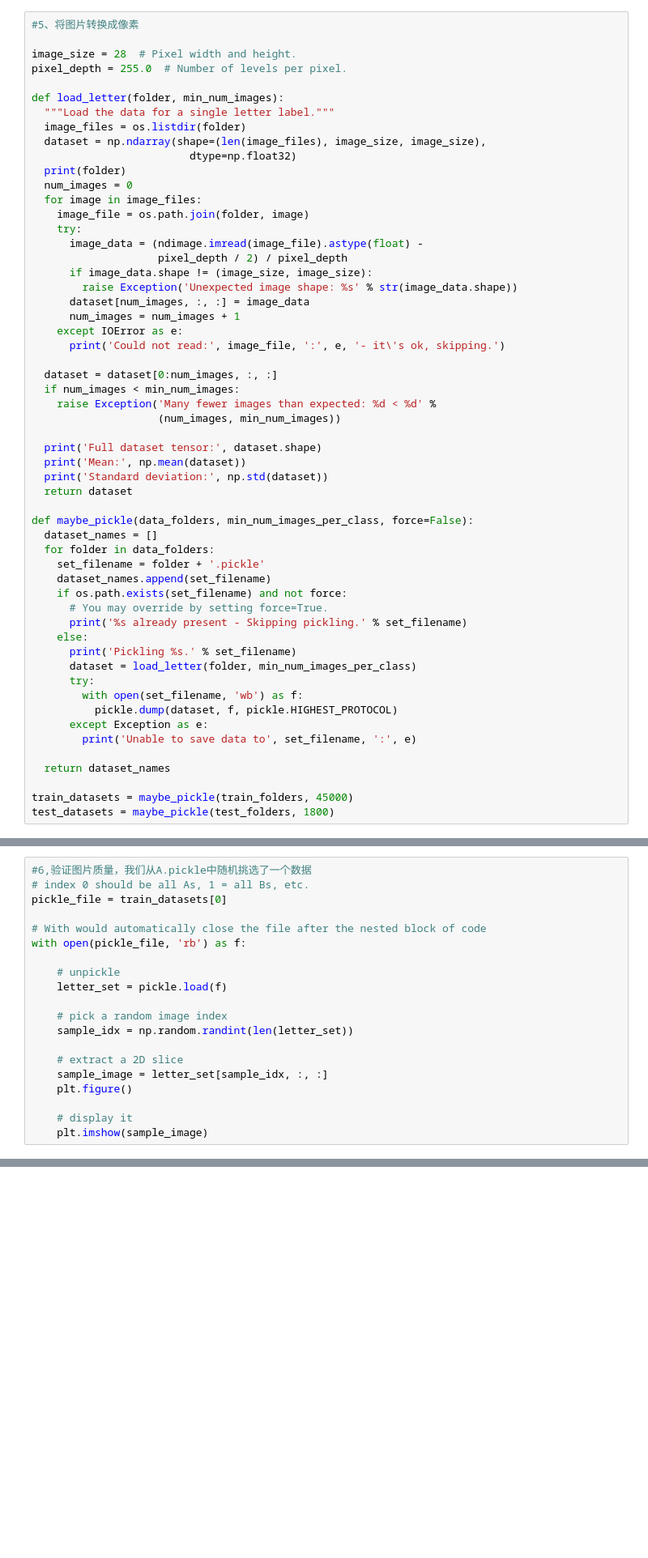
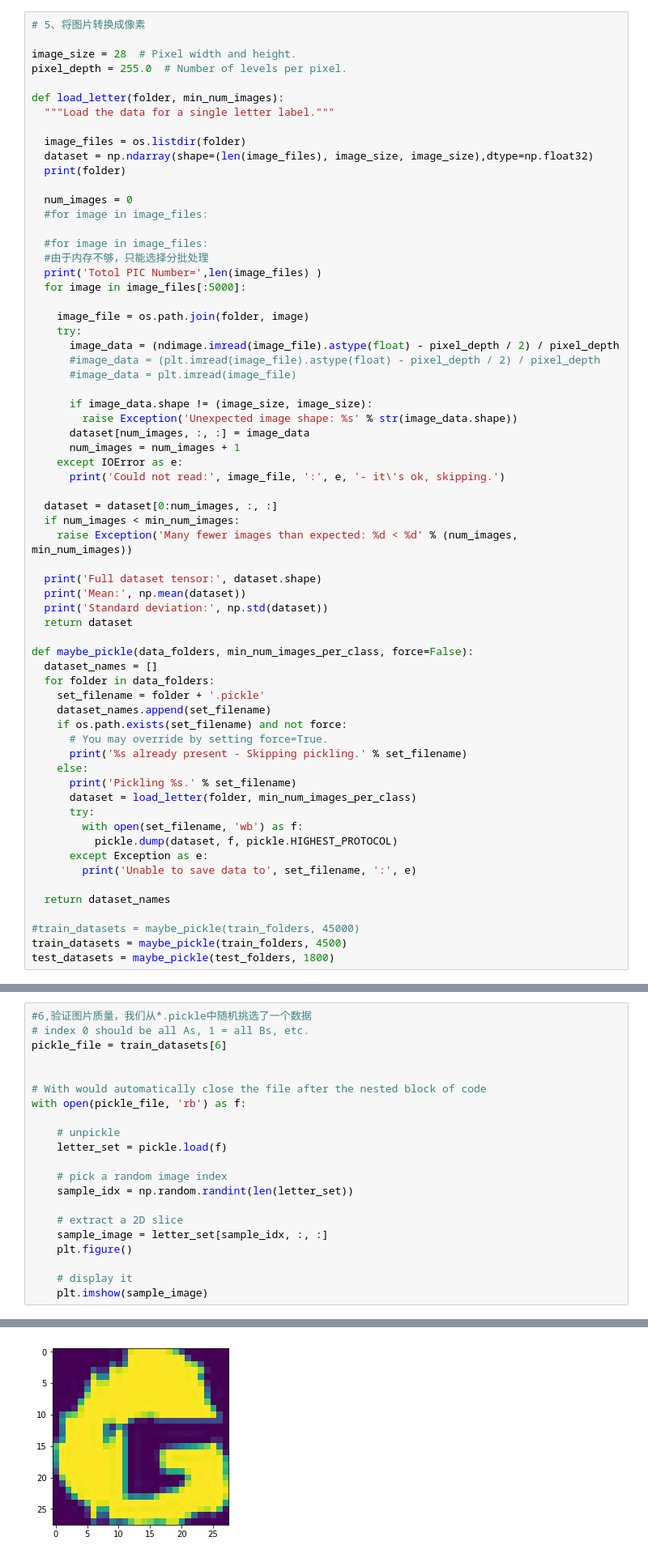
Before and after one commit to jenyouhu/tensorflow, a Jupyter notebook: mode-dec-char.ipynb, the cells around one changed output, grey strips where cells are left out. Shown: that part at 81% size. Cells and saved outputs as stored; diff of their text form; blank space fills up the shorter version.

```diff
--- a/mode-dec-char.ipynb
+++ b/mode-dec-char.ipynb
@@ -117,23 +127,32 @@ FileNotFoundError: [Errno 2] No such file or directory: 'notMNIST_small/A/'
 如果有些图片不能读取，我们就直接忽略掉。
 由于可能不能一次性将所有数据读取到内存中，我们会对每个目录图片分别处理，并将处理完的数据存储到对应的pickle文件中。
 # %%
-#5、将图片转换成像素
+# 5、将图片转换成像素
 
 image_size = 28  # Pixel width and height.
 pixel_depth = 255.0  # Number of levels per pixel.
 
 def load_letter(folder, min_num_images):
   """Load the data for a single letter label."""
+
   image_files = os.listdir(folder)
-  dataset = np.ndarray(shape=(len(image_files), image_size, image_size),
-                         dtype=np.float32)
+  dataset = np.ndarray(shape=(len(image_files), image_size, image_size),dtype=np.float32)
   print(folder)
+
   num_images = 0
-  for image in image_files:
+  #for image in image_files:
+
+  #for image in image_files:
+  #由于内存不够，只能选择分批处理
+  print('Totol PIC Number=',len(image_files) )
+  for image in image_files[:5000]:
+
     image_file = os.path.join(folder, image)
     try:
-      image_data = (ndimage.imread(image_file).astype(float) -
-                    pixel_depth / 2) / pixel_depth
+      image_data = (ndimage.imread(image_file).astype(float) - pixel_depth / 2) / pixel_depth
+      #image_data = (plt.imread(image_file).astype(float) - pixel_depth / 2) / pixel_depth
+      #image_data = plt.imread(image_file)
+
       if image_data.shape != (image_size, image_size):
         raise Exception('Unexpected image shape: %s' % str(image_data.shape))
       dataset[num_images, :, :] = image_data
@@ -143,8 +162,7 @@ def load_letter(folder, min_num_images):
 
   dataset = dataset[0:num_images, :, :]
   if num_images < min_num_images:
-    raise Exception('Many fewer images than expected: %d < %d' %
-                    (num_images, min_num_images))
+    raise Exception('Many fewer images than expected: %d < %d' % (num_images, min_num_images))
 
   print('Full dataset tensor:', dataset.shape)
   print('Mean:', np.mean(dataset))
@@ -170,6 +188,7 @@ def maybe_pickle(data_folders, min_num_images_per_class, force=False):
 
   return dataset_names
 
-train_datasets = maybe_pickle(train_folders, 45000)
+#train_datasets = maybe_pickle(train_folders, 45000)
+train_datasets = maybe_pickle(train_folders, 4500)
 test_datasets = maybe_pickle(test_folders, 1800)
 # %% [output]
@@ -177,7 +215,8 @@ NameError: name 'train_folders' is not defined
 # %%
-#6,验证图片质量，我们从A.pickle中随机挑选了一个数据
+#6,验证图片质量，我们从*.pickle中随机挑选了一个数据
 # index 0 should be all As, 1 = all Bs, etc.
-pickle_file = train_datasets[0]
+pickle_file = train_datasets[6]
+
 
 # With would automatically close the file after the nested block of code
 with open(pickle_file, 'rb') as f:
@@ -199,3 +237,4 @@ NameError: name 'train_datasets' is not defined
+[figure, added]
 # %% [markdown]
 四、准备训练数据、验证数据和测试数据
 我们将pickle文件读取出来进行合并，生成了对应的训练数据（Training）,验证数据（Validation）和测试数据（Testin
```
Also changed, not shown: parts of 13 cells of this notebook.
